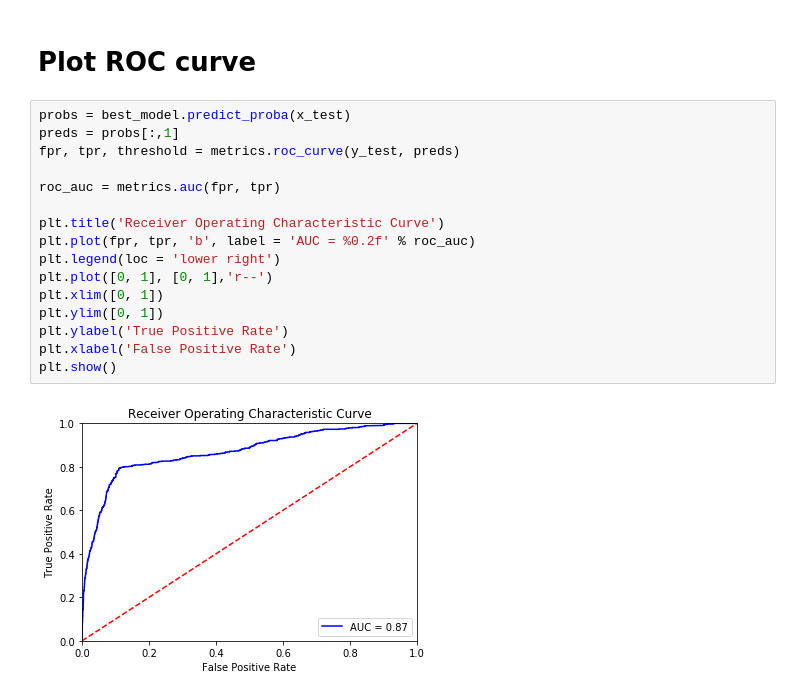
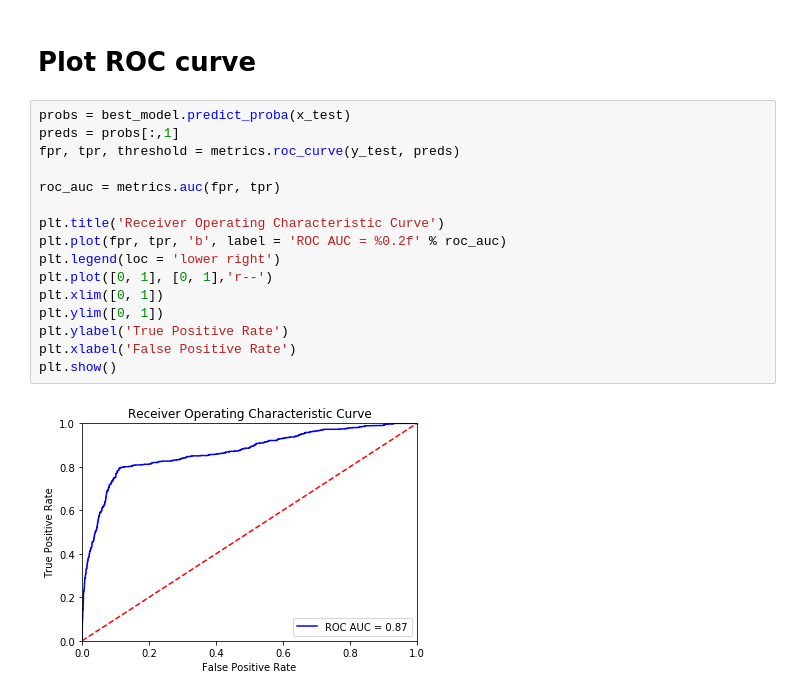
Before and after one commit to pati-dev/predict-shopping-intention, a Jupyter notebook: predict_purchase.ipynb, the cells around one changed output. Cells and saved outputs as stored; diff of their text form.

```diff
--- a/predict_purchase.ipynb
+++ b/predict_purchase.ipynb
@@ -419,21 +456,21 @@ Recall: 58.68167202572347
 # %%
 probs = best_model.predict_proba(x_test)
 preds = probs[:,1]
 fpr, tpr, threshold = metrics.roc_curve(y_test, preds)
 
 roc_auc = metrics.auc(fpr, tpr)
 
 plt.title('Receiver Operating Characteristic Curve')
-plt.plot(fpr, tpr, 'b', label = 'AUC = %0.2f' % roc_auc)
+plt.plot(fpr, tpr, 'b', label = 'ROC AUC = %0.2f' % roc_auc)
 plt.legend(loc = 'lower right')
 plt.plot([0, 1], [0, 1],'r--')
 plt.xlim([0, 1])
 plt.ylim([0, 1])
 plt.ylabel('True Positive Rate')
 plt.xlabel('False Positive Rate')
 plt.show()
 # %% [output]
-[figure, old version]
+[figure, new version]
 # %%
 precision, recall, thresholds = metrics.precision_recall_curve(y_test, preds)
 
```
Also changed, not shown: parts of 6 cells of this notebook.
